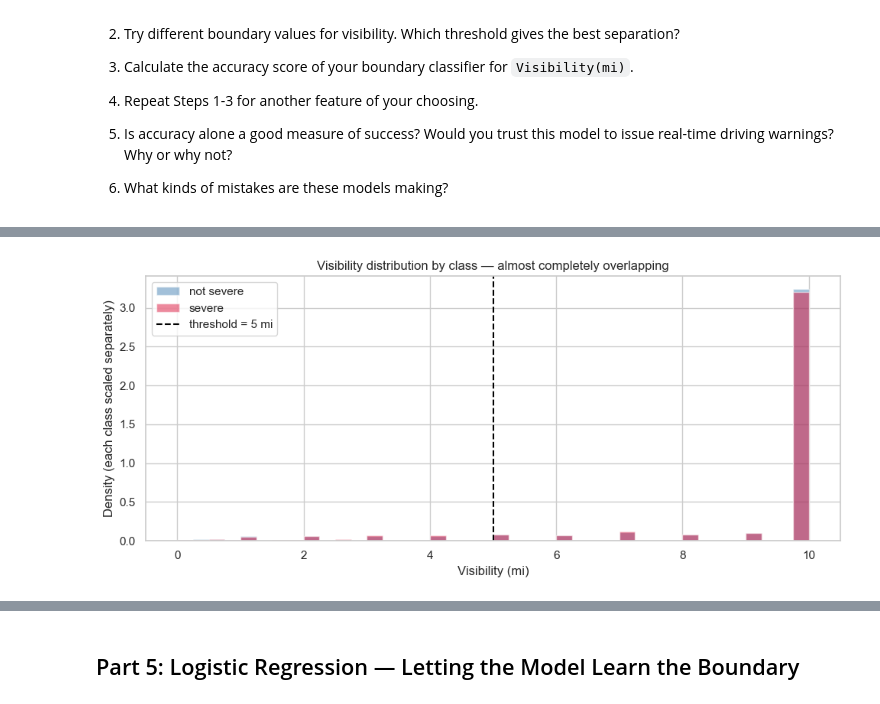
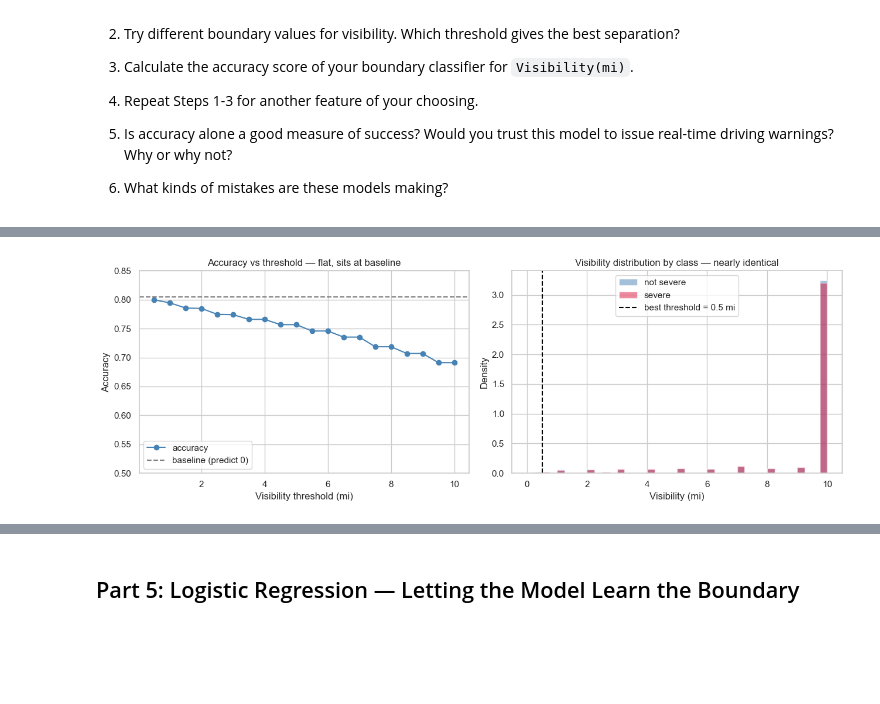
Before and after one commit to alextianyf/severe-accident-prediction, a Jupyter notebook: severe_accident_prediction.ipynb, the cells around one changed output, grey strips where cells are left out. Saved outputs shown, nothing was run; the diff lists cells and outputs as text; code cells hidden in the pictures; blank space fills up the shorter version.

```diff
--- a/severe_accident_prediction.ipynb
+++ b/severe_accident_prediction.ipynb
@@ -840,0 +795,11 @@ Baseline (predict all 0): 0.8046
+# %%
+# Q2: Sweep many thresholds and find the one with the highest accuracy
+thresholds = np.arange(0.5, 10.5, 0.5)
+accuracies = [((clean['Visibility_mi'] < t).astype(int).values == y_true).mean() for t in thresholds]
+
+sweep = pd.DataFrame({'threshold': thresholds, 'accuracy': np.round(accuracies, 4)})
+print(sweep.to_string(index=False))
+
+best_t = thresholds[int(np.argmax(accuracies))]
+print(f'\nBest threshold by accuracy: {best_t} mi  (accuracy = {max(accuracies):.4f})')
+print(f'Baseline accuracy:          {(y_true == 0).mean():.4f}')
@@ -841,16 +824,26 @@ Baseline (predict all 0): 0.8046
 # %%
-# Why does the threshold rule fail? Visualize the Visibility distribution for each class.
-# If the two distributions overlap heavily, no threshold can separate them.
-fig, ax = plt.subplots(figsize=(10, 4.5))
+# Visualize the sweep, and also show WHY no threshold works:
+# the two classes' visibility distributions are nearly identical.
+
+fig, axes = plt.subplots(1, 2, figsize=(13, 4.5))
+
+# Left: accuracy vs threshold
+axes[0].plot(thresholds, accuracies, marker='o', color='steelblue', label='accuracy')
+axes[0].axhline((y_true == 0).mean(), color='gray', linestyle='--', label='baseline (predict 0)')
+axes[0].set_xlabel('Visibility threshold (mi)')
+axes[0].set_ylabel('Accuracy')
+axes[0].set_title('Accuracy vs threshold — flat, sits at baseline')
+axes[0].set_ylim(0.5, 0.85); axes[0].legend()
+
+# Right: distribution of Visibility by class
 for label, color, name in [(0, 'steelblue', 'not severe'), (1, 'crimson', 'severe')]:
     subset = clean.loc[clean['High_Severity'] == label, 'Visibility_mi']
-    ax.hist(subset, bins=40, alpha=0.5, color=color, label=name, density=True)
+    axes[1].hist(subset, bins=40, alpha=0.5, color=color, label=name, density=True)
+axes[1].axvline(best_t, color='black', linestyle='--', label=f'best threshold = {best_t} mi')
+axes[1].set_xlabel('Visibility (mi)'); axes[1].set_ylabel('Density')
+axes[1].set_title('Visibility distribution by class — nearly identical')
+axes[1].legend()
 
-ax.axvline(5, color='black', linestyle='--', label='threshold = 5 mi')
-ax.set_xlabel('Visibility (mi)')
-ax.set_ylabel('Density (each class scaled separately)')
-ax.set_title('Visibility distribution by class — almost completely overlapping')
-ax.legend()
 plt.tight_layout(); plt.show()
 # %% [output]
-[figure, old version]
+[figure, new version]
```
Also changed, not shown: parts of 78 cells of this notebook.
